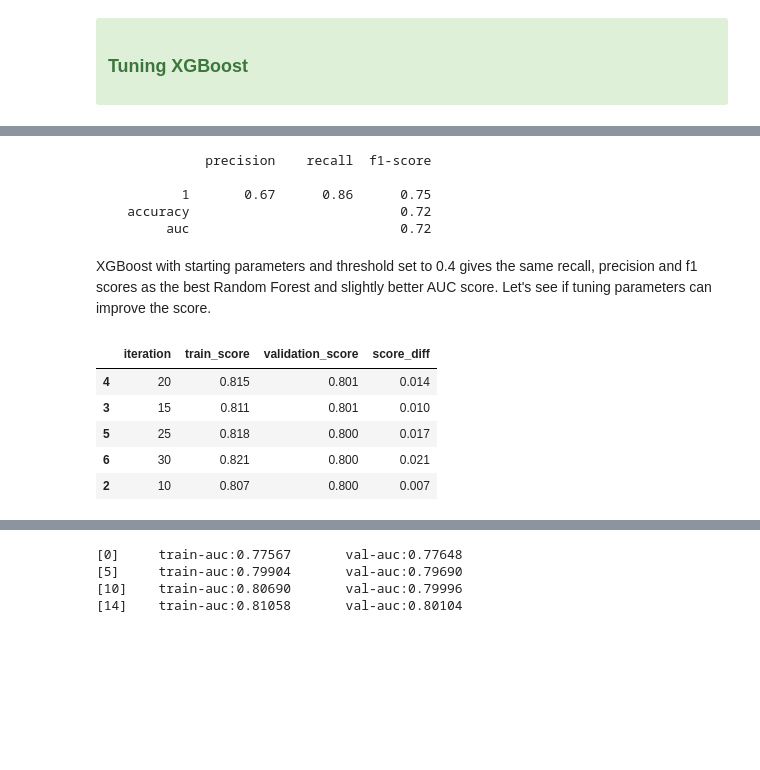
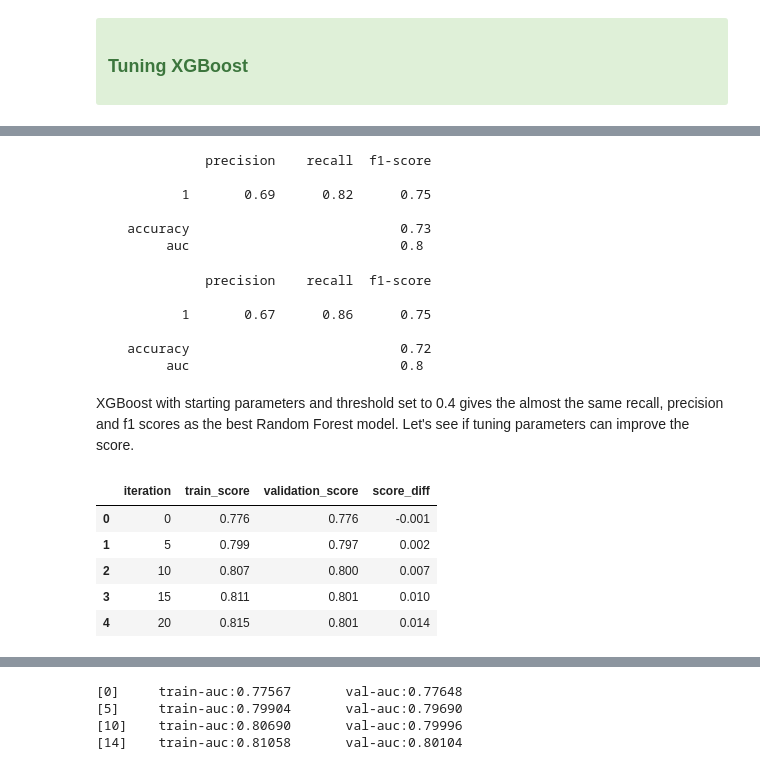
Before and after one commit to nadia-paz/cdc_diabetes, a Jupyter notebook: notebook.ipynb, the cells around one changed output, grey strips where cells are left out. Cells and saved outputs as stored; diff of their text form; code cells hidden in the pictures; blank space fills up the shorter version.

```diff
--- a/notebook.ipynb
+++ b/notebook.ipynb
@@ -816,15 +805,27 @@ print(md.get_report(y_val, y_pred))
+# %%
+# check predictions with threshold 0.45
+y_pred = model.predict(dval)
+print(md.get_report(y_val, y_pred, threshold = 0.45))
+# %% [output]
+              precision    recall  f1-score
+
+           1       0.69      0.82      0.75
+
+    accuracy                           0.73
+         auc                           0.8
 # %%
 # check predictions with threshold 0.4
-y_pred = model.predict(dval) >= 0.4
-print(md.get_report(y_val, y_pred))
+y_pred = model.predict(dval)
+print(md.get_report(y_val, y_pred, threshold = 0.4))
 # %% [output]
               precision    recall  f1-score
 
            1       0.67      0.86      0.75
+
     accuracy                           0.72
-         auc                           0.72
+         auc                           0.8
 # %% [markdown]
-XGBoost with starting parameters and threshold set to 0.4 gives the same recall, precision and f1 scores as the best Random Forest and slightly better AUC score. Let's see if tuning parameters can improve the score.
+XGBoost with starting parameters and threshold set to 0.4 gives the almost the same recall, precision and f1 scores as the best Random Forest model. Let's see if tuning parameters can improve the score.
 # %%
 # create a watchlist for the xgboost model to see the score change
 watchlist = [(dtrain, 'train'), (dval, 'val')]
@@ -836,11 +837,12 @@ model = xgb.train(xgb_params,
                     verbose_eval = 5, # to print out only every 5th step
                     num_boost_round=200)
 # %%
-md.parse_xgb_output(output).sort_values(by='validation_score', ascending=False).head()
+xgb_scores = md.parse_xgb_output(output)
+xgb_scores.sort_values(by='score_diff').head()
 # %% [output]
 |  | iteration | train_score | validation_score | score_diff |
+| 0 | 0 | 0.776 | 0.776 | -0.001 |
+| 1 | 5 | 0.799 | 0.797 | 0.002 |
+| 2 | 10 | 0.807 | 0.800 | 0.007 |
+| 3 | 15 | 0.811 | 0.801 | 0.010 |
 | 4 | 20 | 0.815 | 0.801 | 0.014 |
-| 3 | 15 | 0.811 | 0.801 | 0.010 |
-| 5 | 25 | 0.818 | 0.800 | 0.017 |
-| 6 | 30 | 0.821 | 0.800 | 0.021 |
-| 2 | 10 | 0.807 | 0.800 | 0.007 |
```
Also changed, not shown: parts of 76 cells of this notebook.
